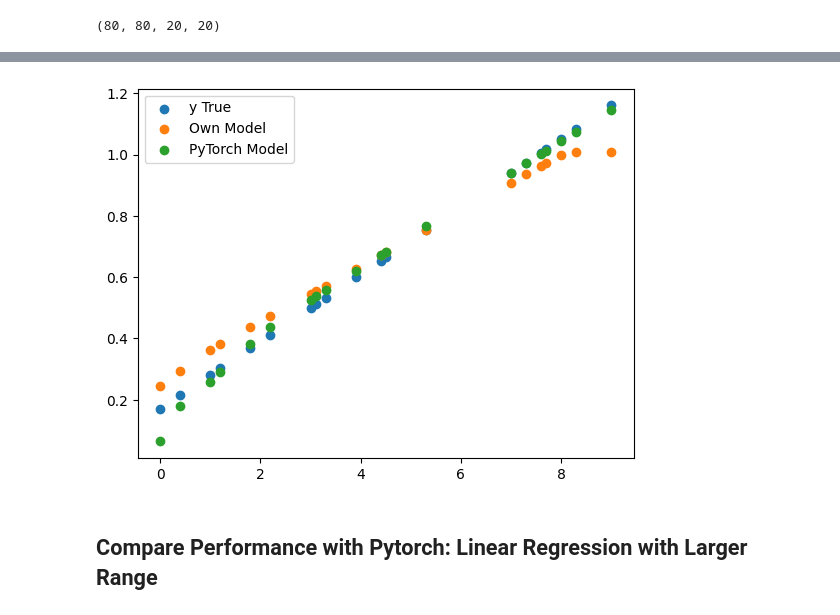
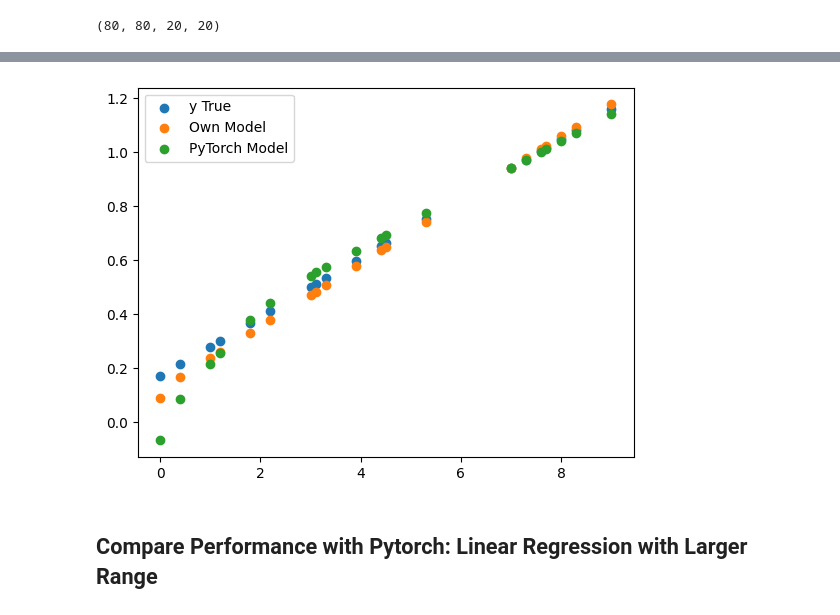
Before and after one commit to BaHaMuT-J/Neural-Network-From-Scartch, a Jupyter notebook: NN.ipynb, the cells around one changed output, grey strips where cells are left out. Saved outputs shown, nothing was run; the diff lists cells and outputs as text; code cells hidden in the pictures.

```diff
--- a/NN.ipynb
+++ b/NN.ipynb
@@ -231,13 +233,13 @@ def backward(x, y, W1, b1, W2, b2, a, A, z, O, lr=0.01):
 epochs = 3000
 W1, b1, W2, b2 = init_params(1, 1)
 for epoch in range(epochs):
-  a, As, zs, O = forward(X, W1, b1, W2, b2)
+  a, y_logits, zs, O = forward(X, W1, b1, W2, b2)
 
   if epoch % 100 == 0:
     loss = MSE(y, O)
     print(f"Epoch {epoch}, Loss: {loss:.4f}")
 
-  W1, b1, W2, b2 = backward(X, y, W1, b1, W2, b2, a, As, zs, O)
+  W1, b1, W2, b2 = backward(X, y, W1, b1, W2, b2, a, y_logits, zs, O)
 
 print("\nFinal Params:")
 print(f"W1: {W1} | b1: {b1}")
@@ -385,13 +395,19 @@ class NeuralNetwork:
 
     prev_units = input_shape
     for units in hidden_units:
-      self.W.append(np.random.random(size=(prev_units, units)))
-      self.b.append(np.random.random(size=(1, units)))
+      weight = np.random.randn(prev_units, units) * np.sqrt(2 / prev_units)
+      bias = np.zeros((1, units))
+      self.W.append(weight)
+      self.b.append(bias)
       self.a.append(ReLU())
       prev_units = units
-    self.W.append(np.random.random(size=(prev_units, output_shape)))
-    self.b.append(np.random.random(size=(1, output_shape)))
-    self.a.append(ReLU())
+
+    # Output layer
+    weight = np.random.randn(prev_units, output_shape) * np.sqrt(2 / prev_units)
+    bias = np.zeros((1, output_shape))
+    self.W.append(weight)
+    self.b.append(bias)
+    self.a.append(EmptyActivation())
 
     self.loss_fn = MSE()
 
@@ -439,6 +455,7 @@ class NeuralNetwork:
       self.W[i] -= lr * dL_dW
 
   def train(self, X, y, epochs=1000, lr=0.01):
+    y = y.reshape(-1, 1)
     for epoch in range(epochs):
       zs, As = self.forward(X)
 
@@ -520,6 +529,5 @@ class EmptyActivation:
 # Our model
 np.random.seed(RANDOM_SEED)
 model_own = NeuralNetwork(1, [10], 1)
-model_own.a[-1] = EmptyActivation()
-model_own.train(X_train, y_train, epochs=1000, lr=0.01)
+model_own.train(X_train, y_train, epochs=1000, lr=0.001)
 # %% [output]
@@ -552,15 +560,15 @@ model_torch = PytorchRegression(1, 10, 1).to(device)
 # %%
 # Set up loss function and optimizer
 loss_fn = nn.MSELoss()
-optimizer = optim.SGD(model_torch.parameters(), lr=0.01)
+optimizer = optim.SGD(model_torch.parameters(), lr=0.001)
 
 # Training loop
 torch.manual_seed(RANDOM_SEED)
 epochs = 1000
 for epoch in range(epochs):
   model_torch.train()
-  y_pred = model_torch(X_train_tensor)
-  loss = loss_fn(y_pred, y_train_tensor)
+  y_logits = model_torch(X_train_tensor)
+  loss = loss_fn(y_logits, y_train_tensor)
 
   optimizer.zero_grad()
   loss.backward()
@@ -582,20 +590,20 @@ Epoch 900, Loss: 0.0005
 # %%
 # Plot prediction
-zs, As = model_own.forward(X_test)
-own_pred = As[-1].reshape(-1)
+zs, y_logits = model_own.forward(X_test)
+own_pred = y_logits[-1].reshape(-1)
 
 model_torch.eval()
 with torch.inference_mode():
   y_pred_tensor = model_torch(X_test_tensor)
   torch_pred = y_pred_tensor.cpu().detach().numpy().reshape(-1)
 
 plt.scatter(X_test, y_test, label="y True")
 plt.scatter(X_test, own_pred, label="Own Model")
 plt.scatter(X_test, torch_pred, label="PyTorch Model")
 plt.legend()
 plt.show()
 # %% [output]
-[figure, old version]
+[figure, new version]
 # %% [markdown]
 ## Compare Performance with Pytorch: Linear Regression with Larger Range
 # %%
```
Also changed, not shown: parts of 21 cells of this notebook.
